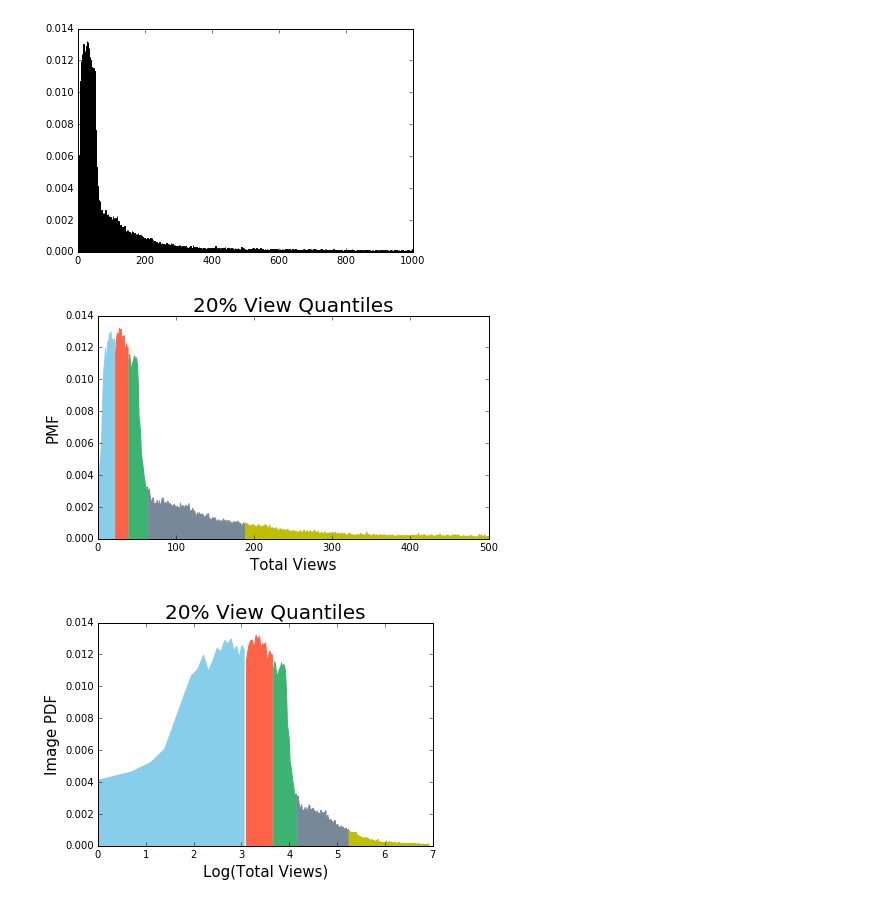
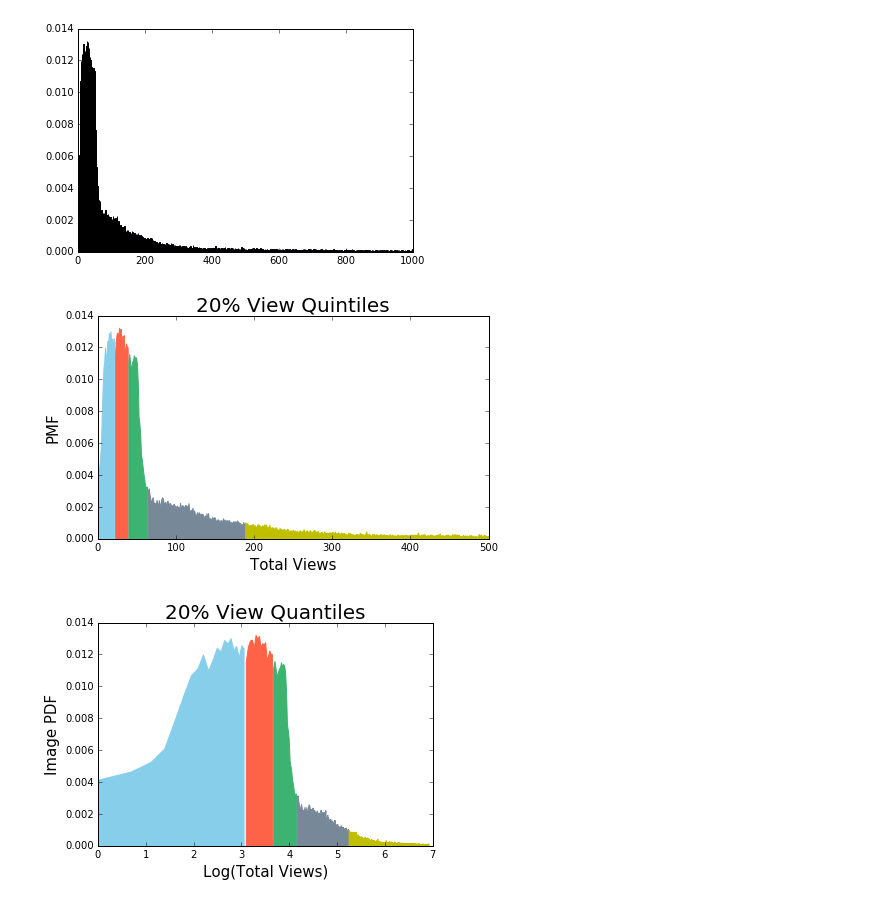
Before and after one commit to MPMakris/Photo_Pro, a Jupyter notebook: notebooks/Web_App Visuals.ipynb, the cells around one changed output. Cells and saved outputs as stored; diff of their text form; code cells hidden in the pictures.

Commit message:
new view quantile image

```diff
--- a/notebooks/Web_App Visuals.ipynb
+++ b/notebooks/Web_App Visuals.ipynb
@@ -75,21 +75,21 @@ cmap = ['skyblue','tomato','mediumseagreen','lightslategrey', 'y']
 # %%
 plt.figure(figsize=(7, 4))
 for i, j, color in zip(limits[:-1], limits[1:], cmap):
     div = (bins[:-1]<=j) & (bins[:-1]>i)
     plt.fill_between(bins[:-1][div], 0, views_hist[div], color=color)
-plt.title('20% View Quantiles', fontsize=20)
+plt.title('20% View Quintiles', fontsize=20)
 plt.ylabel("PMF", fontsize=15)
 plt.xlabel("Total Views", fontsize=15)
 # plt.tick_params(
 #     axis='y',          # changes apply to the x-axis
 #     which='both',      # both major and minor ticks are affected
 #     left='off',      # ticks along the bottom edge are off
 #     right='off',         # ticks along the top edge are off
 #     labelleft='off') # labels along the bottom edge are off
 plt.xlim((0, 500))
 plt.savefig('visuals/20PercentHist.jpg', dpi=300)
 # %% [output]
-[figure, old version]
+[figure, new version]
 # %%
 plt.figure(figsize=(6, 4))
 for i, j, color in zip(limits[:-1], limits[1:], cmap):
```
Also changed, not shown: 1 other file.
